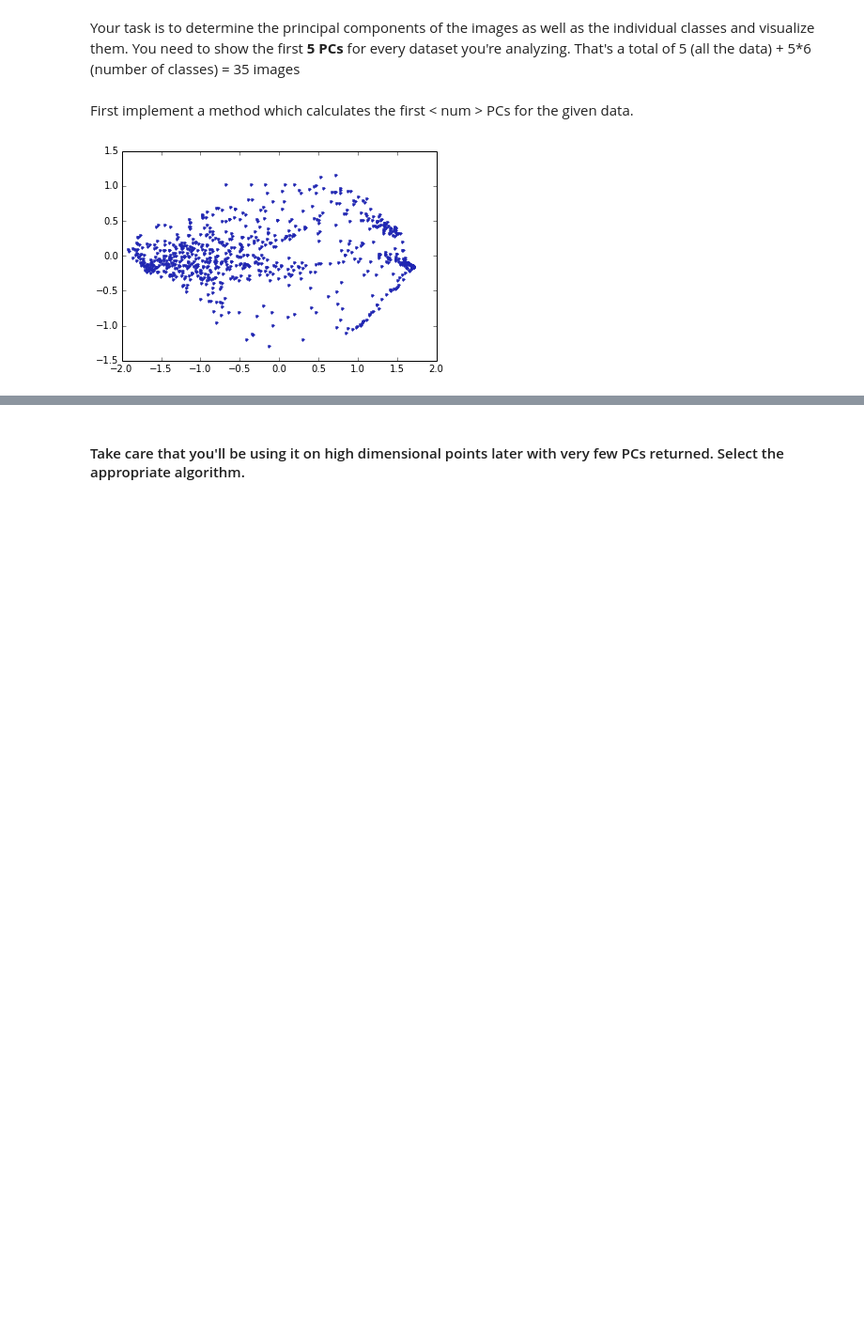
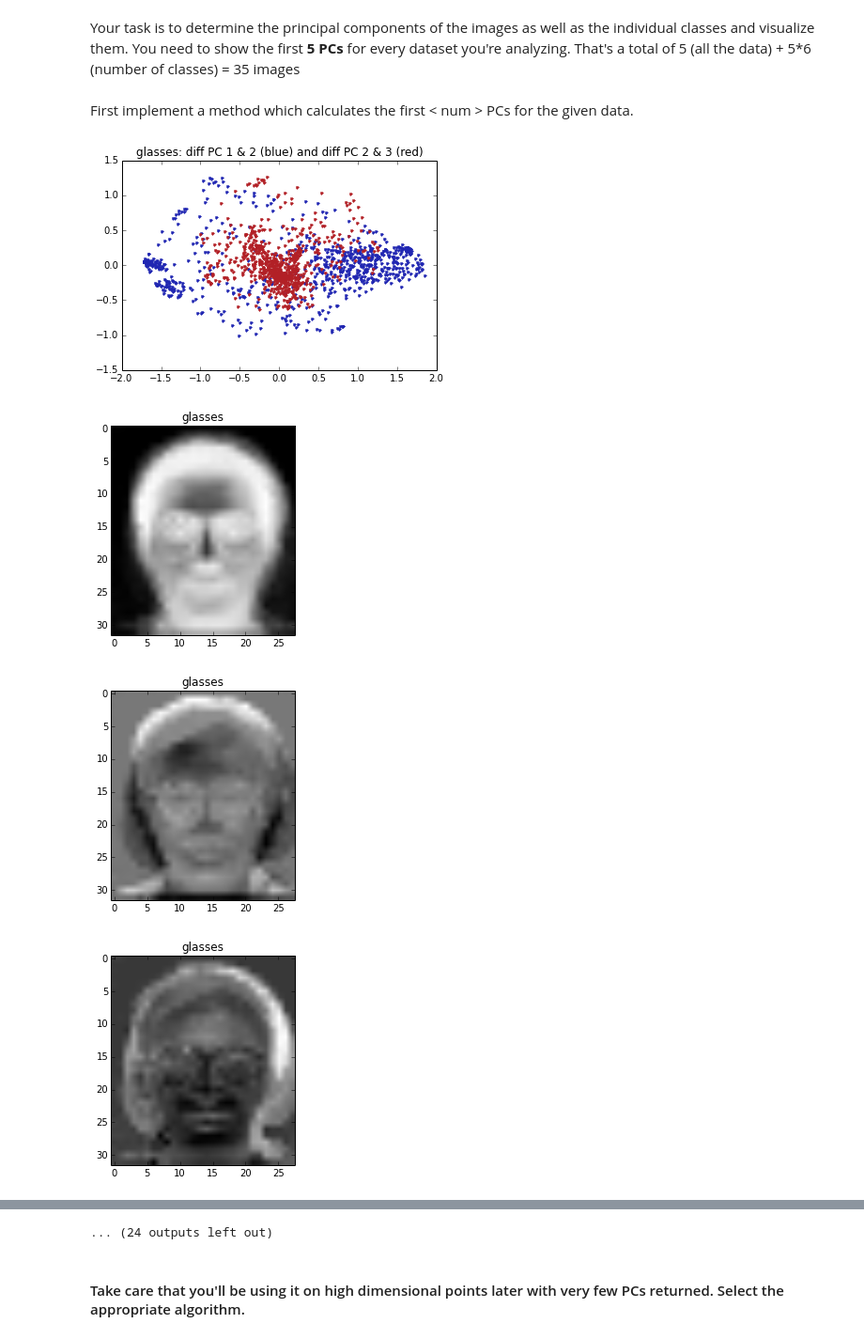
Before and after one commit to JensMeiners/ML1, a Jupyter notebook: Ex05/Code/Sheet05_Code.ipynb, the cells around one changed output, grey strips where cells are left out. Shown at 94% size. Drawn from its saved outputs; the diff is of its cells as text; code cells hidden in the pictures; blank space fills up the shorter version.

```diff
--- a/Ex05/Code/Sheet05_Code.ipynb
+++ b/Ex05/Code/Sheet05_Code.ipynb
@@ -238,6 +239,8 @@ address = "/home/jens/Dokumente/Uni/MachineLearning/WorkSpace-ML/ML1/Ex05/Data"
 wi = 32 #32 You can edit the width here
 h = 28 #28 You can edit the height here
 glasses, noglasses, happy, sad, sleepy, wink = extract_images(address, width = wi, height=h)
+classes_list = [glasses, noglasses, happy, sad, sleepy, wink]
+classes_names = ["glasses", "noglasses", "happy", "sad", "sleepy", "wink"]
 # %%
 #Here's an example of how you can plot your results
 plt.imshow(np.reshape(glasses[:,1],(wi,h)))
@@ -321,15 +328,33 @@ def calculate_principal_components(data,num):
     evecs = evecs[:,:num]
     # carry out the transformation on the data using eigenvectors
     data_rescaled = np.dot(evecs.T, data.T).T
-    return data_rescaled
+    return data_rescaled, evecs
-# %%
-def plot_pca(data,num):
-    clr1 =  '#2026B2'
-    fig = plt.figure()
-    ax1 = fig.add_subplot(111)
-    data_resc = calculate_principal_components(data,num)
-    ax1.plot(data_resc[:,0], data_resc[:,1], '.', mfc=clr1, mec=clr1)
-    plt.show()
-plot_pca(noglasses,3)
-# %% [output]
-[figure, removed]
+# %%
+def plot_pca(data, name,num):
+    clr1 =  '#2026B2'
+    clr2 =  '#B22026'
+    fig = plt.figure()
+
+    data_resc, evecs = calculate_principal_components(data,num)
+    if num > 1:
+        ax1 = fig.add_subplot(111)
+        ax1.plot(data_resc[:,0], data_resc[:,1], '.', mfc=clr1, mec=clr1)
+        ax1.set_title(name+": diff PC 1 & 2 (blue)")
+    if num > 2:
+        ax2 = fig.add_subplot(111)
+        ax2.plot(data_resc[:,1], data_resc[:,2], '.', mfc=clr2, mec=clr2)
+        ax2.set_title(name+": diff PC 1 & 2 (blue) and diff PC 2 & 3 (red)")
+    plt.show()
+    for i in range(num):
+        plt.imshow(np.reshape(data_resc[:,i],(wi,h)))
+        plt.set_cmap("gray")
+        plt.title(name)
+        plt.show()
+# %%
+for i,c in enumerate(classes_list):
+    plot_pca(c,classes_names[i],5)
+# %% [output]
+[figure, added]
+[figure, added]
+[figure, added]
+[figure, added]
@@ -336,3 +369,4 @@ plot_pca(noglasses,3)
+... (24 outputs left out)
 # %% [markdown]
 #### Take care that you'll be using it on high dimensional points later with very few PCs returned. Select the appropriate algorithm.
 # %%
```
Also changed, not shown: parts of 6 cells of this notebook.
